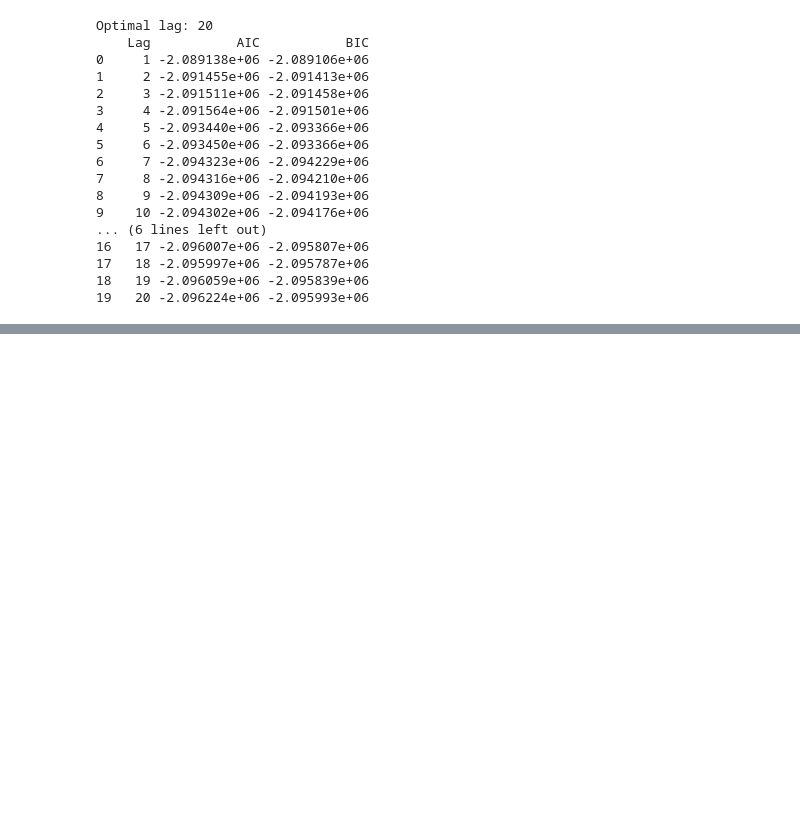
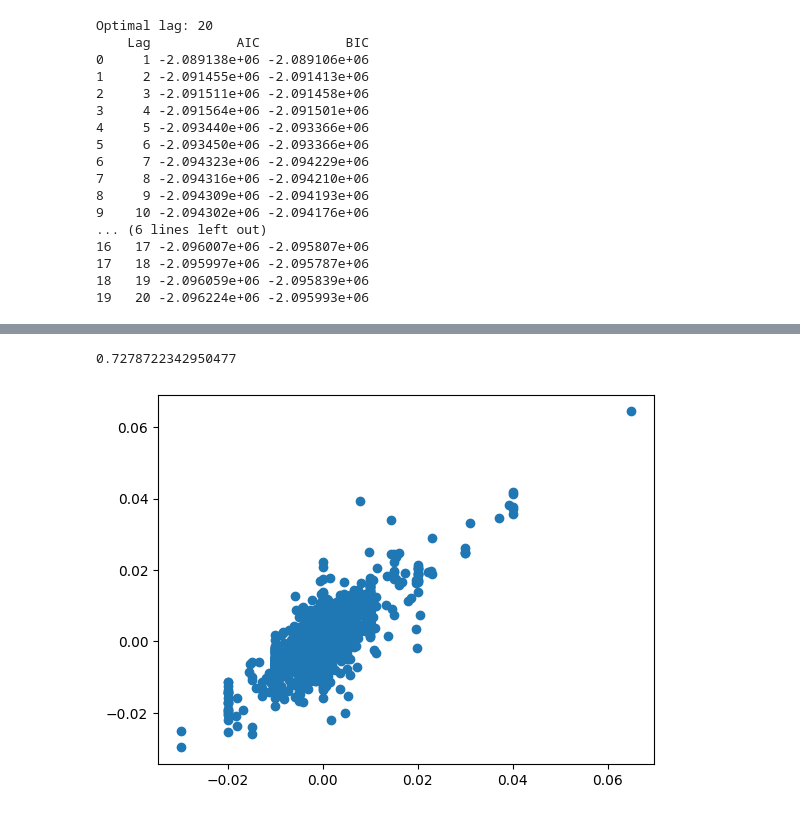
Before and after one commit to Sondringsen/ProjectThesis, a Jupyter notebook: notebooks/EDA/lob_eda.ipynb, the cells around one changed output, grey strips where cells are left out. Saved outputs shown, nothing was run; the diff lists cells and outputs as text; code cells hidden in the pictures; blank space fills up the shorter version.

```diff
--- a/notebooks/EDA/lob_eda.ipynb
+++ b/notebooks/EDA/lob_eda.ipynb
@@ -204,0 +250,7 @@ Optimal lag: 20
+# %%
+print(np.corrcoef(ticker_data["mid_price"].diff(1).dropna(), ticker_data["weighted_mid"].diff(1).dropna())[0,1])
+plt.scatter(ticker_data["mid_price"].diff(1), ticker_data["weighted_mid"].diff(1))
+plt.show()
+# %% [output]
+0.7278722342950477
+[figure, added]
```
Also changed, not shown: parts of 9 cells of this notebook, 6 other files.
